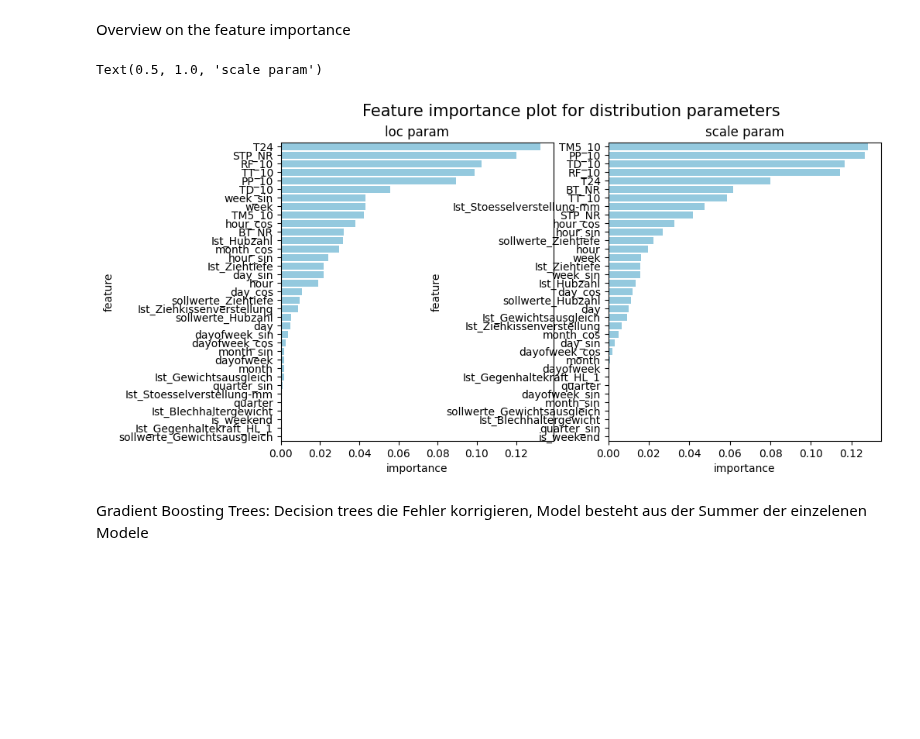
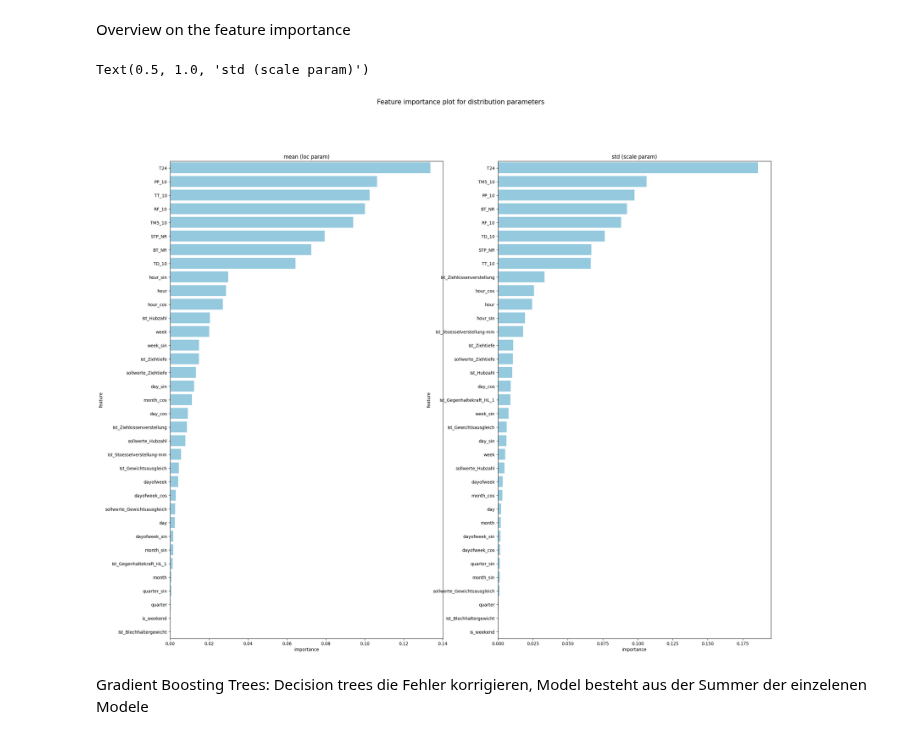
Before and after one commit to Fynn1612/Masterarbeit, a Jupyter notebook: models/NGBoost.ipynb, the cells around one changed output. Drawn from its saved outputs; the diff is of its cells as text; code cells hidden in the pictures; blank space fills up the shorter version.

```diff
--- a/models/NGBoost.ipynb
+++ b/models/NGBoost.ipynb
@@ -42,3 +42,13 @@ print(data_prep.shape, X_train.shape, X_val.shape, X_test.shape)
 (52013, 35) (31207, 35) (10403, 35) (10403, 35)
 # %% [markdown]
 NGBoost for outputting Probalitiy Distribution instead of single value https://stanfordmlgroup.github.io/ngboost/1-useage.html
+# %%
+from ngboost import NGBRegressor
+from ngboost.scores import LogScore
+from ngboost.distns import  Normal
+
+# first choice: normal distribution
+# default base learner is a depth 3 decision tree
+ngb = NGBRegressor(Dist=Normal, Score = LogScore, verbose = True, n_estimators=500, learning_rate=0.05)
+# fit the model to the training data, early stopping on validation set after 2 rounds without improvement
+ngb.fit(X_train, y_train, X_val=X_val, Y_val=y_val, early_stopping_rounds=2)
@@ -45,18 +65,9 @@ NGBoost for outputting Probalitiy Distribution instead of single value https://s
 # %%
-from ngboost import NGBRegressor
-from ngboost.scores import LogScore
-from ngboost.distns import  Normal
 import numpy as np
 import matplotlib.pyplot as plt
 from sklearn.metrics import r2_score
-import wandb
-wandb.login()
-
-# first choice: normal distribution
-# default base learner is a depth 3 decision tree
-ngb = NGBRegressor(Dist=Normal, Score = LogScore, verbose = True, n_estimators=800, learning_rate=0.01)
-# fit the model to the training data, early stopping on validation set after 2 rounds without improvement
-ngb.fit(X_train, y_train, X_val=X_val, Y_val=y_val, early_stopping_rounds=2)
+#import wandb
+#wandb.login()
 
 # Predicte distribution for train and test data
 y_dists_train = ngb.pred_dist(X_train)
@@ -147,31 +149,31 @@ Overview on the feature importance
 # %%
 import seaborn as sns
 ## Feature importance for loc trees
 feature_importance_loc = ngb.feature_importances_[0]
 
 ## Feature importance for scale trees
 feature_importance_scale = ngb.feature_importances_[1]
 
 features = data_num.columns
 #['Matrizenradius [mm ]', 'Stempelkantenradius [mm]', 'Blechdicke [mm]',            'Platinenabmessung [mm]', '1/4 Niederhalterkraft [N]', 'Ziehtiefe [mm]']
 
 df_loc = pd.DataFrame({
                         'feature':features,
                         'importance':feature_importance_loc})\
                         .sort_values('importance',ascending=False)
 
 df_scale = pd.DataFrame({
                         'feature':features,
                         'importance':feature_importance_scale})\
                         .sort_values('importance',ascending=False)
 
-fig, (ax1, ax2) = plt.subplots(1, 2, figsize=(10,5))
+fig, (ax1, ax2) = plt.subplots(1, 2, figsize=(25,20))
 fig.suptitle("Feature importance plot for distribution parameters", fontsize=15)
-sns.barplot(x='importance',y='feature',ax=ax1,data=df_loc, color="skyblue").set_title('loc param')
-sns.barplot(x='importance',y='feature',ax=ax2,data=df_scale, color="skyblue").set_title('scale param')
+sns.barplot(x='importance',y='feature',ax=ax1,data=df_loc, color="skyblue").set_title('mean (loc param)')
+sns.barplot(x='importance',y='feature',ax=ax2,data=df_scale, color="skyblue").set_title('std (scale param)')
 # %% [output]
-Text(0.5, 1.0, 'scale param')
+Text(0.5, 1.0, 'std (scale param)')
-[figure, old version]
+[figure, new version]
 # %% [markdown]
 Gradient Boosting Trees: Decision trees die Fehler korrigieren, Model besteht aus der Summer der einzelenen Modele
 # %%
```
Also changed, not shown: parts of 2 cells of this notebook.
